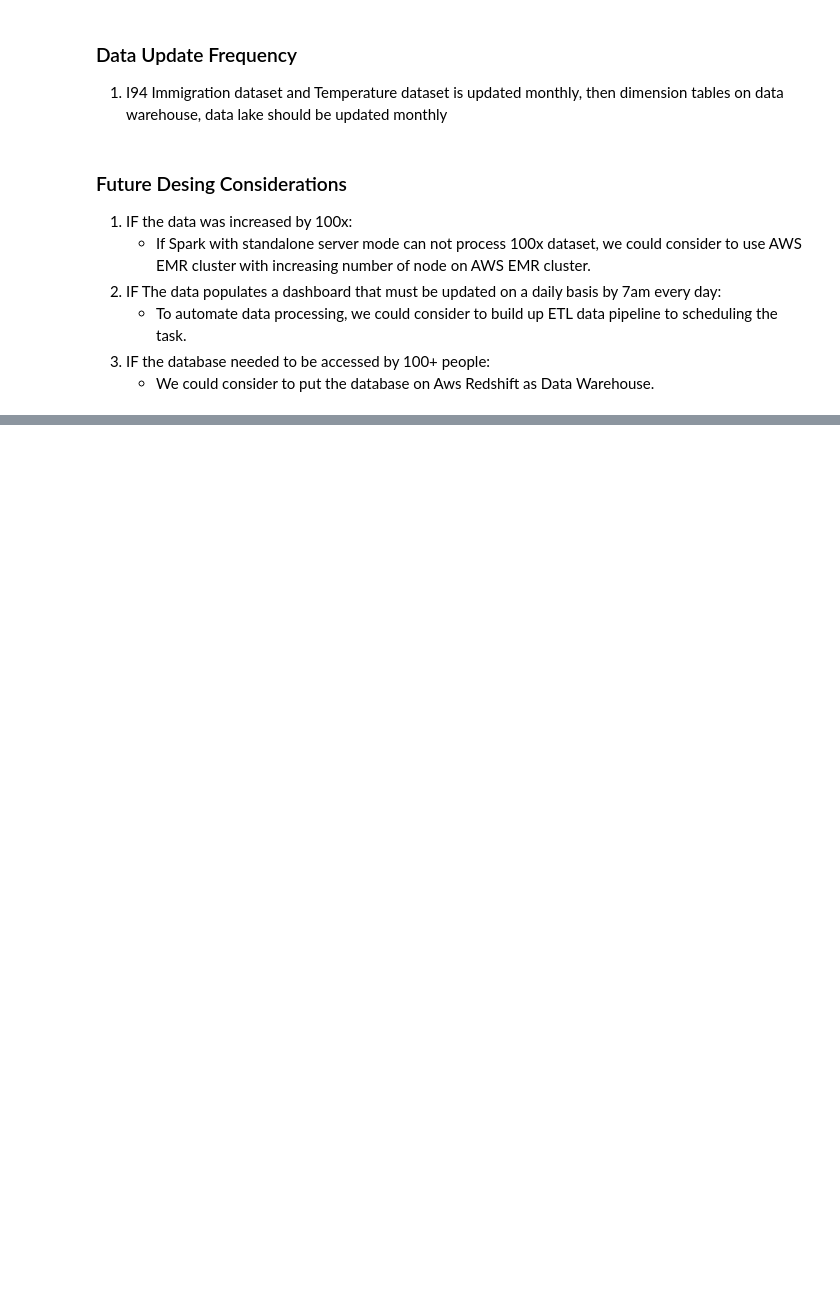
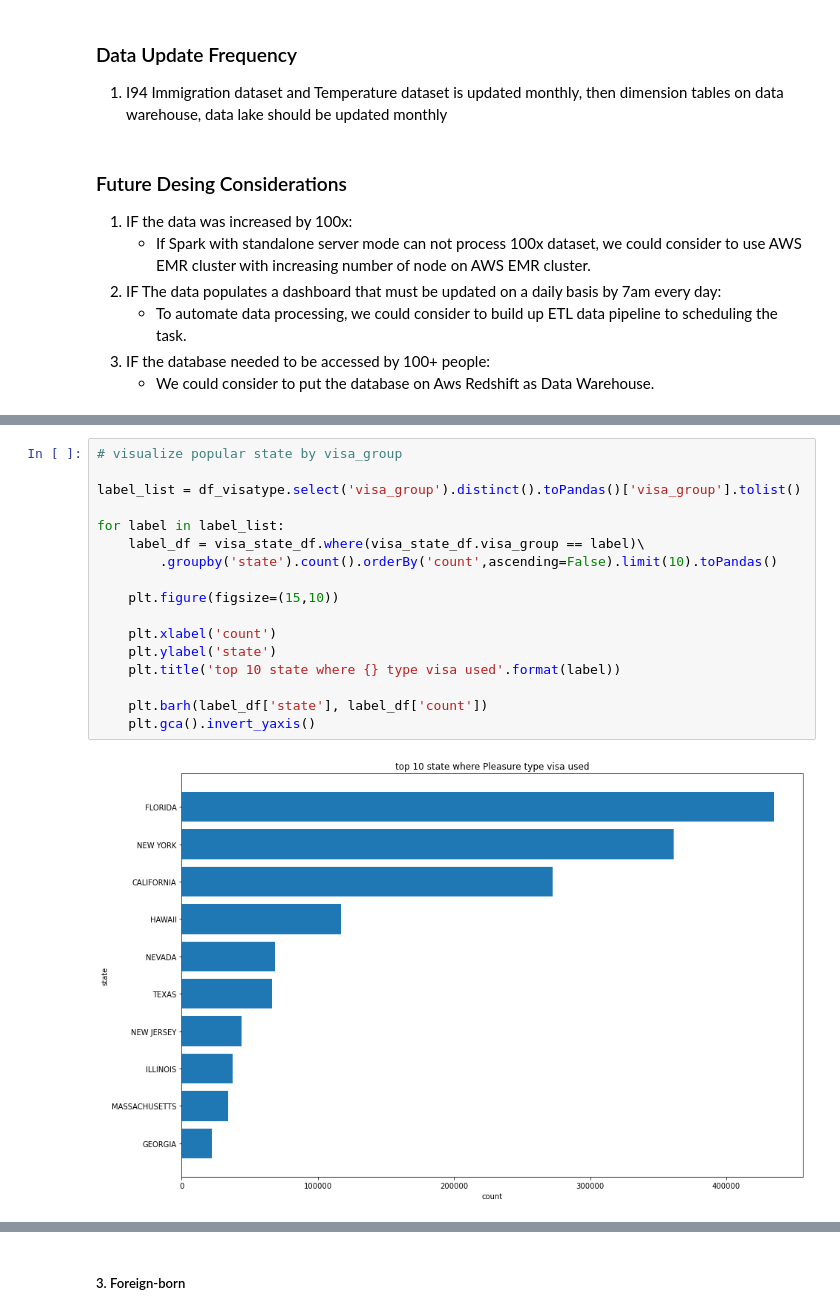
Before and after one commit to pariskimchi/DEND_project, a Jupyter notebook: Project6_Capstone_project/Capstone_Project_Template.ipynb, the cells around one changed output, grey strips where cells are left out. Drawn from its saved outputs; the diff is of its cells as text; blank space fills up the shorter version.

```diff
--- a/Project6_Capstone_project/Capstone_Project_Template.ipynb
+++ b/Project6_Capstone_project/Capstone_Project_Template.ipynb
@@ -1204,0 +1457,19 @@ Data quality check passed for dim_state with 55 records.
+# %%
+# visualize popular state by visa_group
+
+label_list = df_visatype.select('visa_group').distinct().toPandas()['visa_group'].tolist()
+
+for label in label_list:
+    label_df = visa_state_df.where(visa_state_df.visa_group == label)\
+        .groupby('state').count().orderBy('count',ascending=False).limit(10).toPandas()
+
+    plt.figure(figsize=(15,10))
+
+    plt.xlabel('count')
+    plt.ylabel('state')
+    plt.title('top 10 state where {} type visa used'.format(label))
+
+    plt.barh(label_df['state'], label_df['count'])
+    plt.gca().invert_yaxis()
+# %% [output]
+[figure, added]
@@ -1204,0 +1478,2 @@ Data quality check passed for dim_state with 55 records.
+# %% [markdown]
+##### 3. Foreign-born
```
Also changed, not shown: parts of 61 cells of this notebook, 2 other files.
